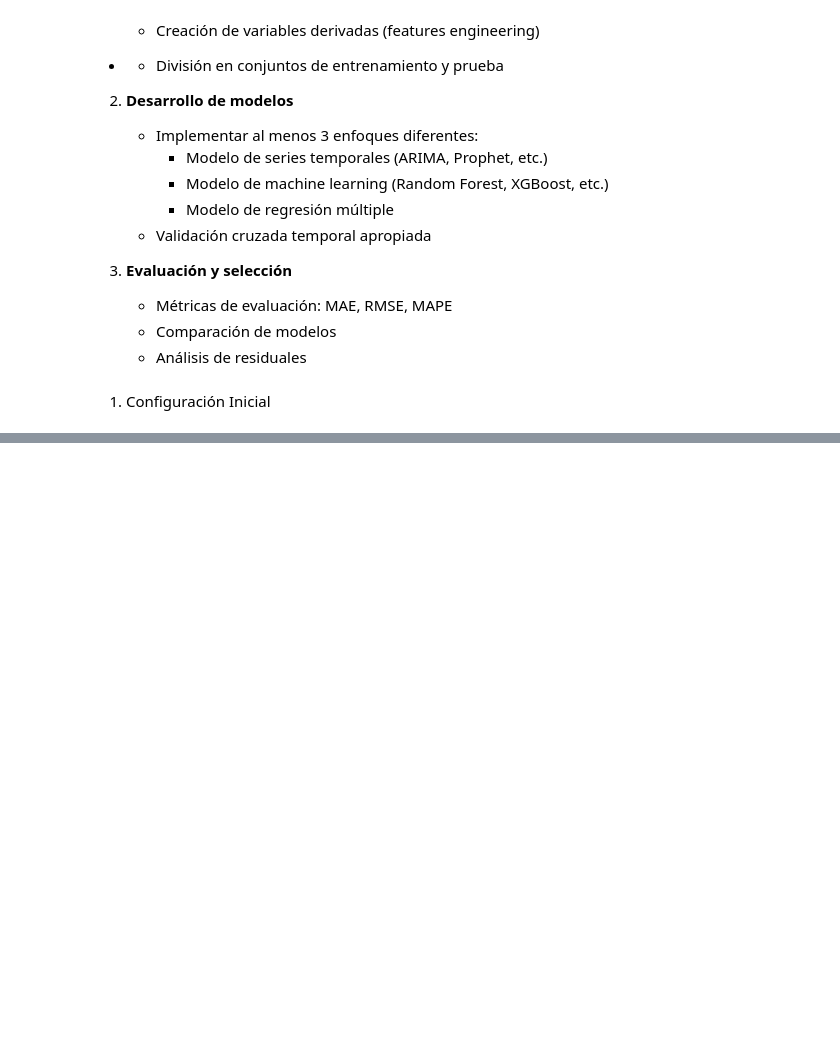
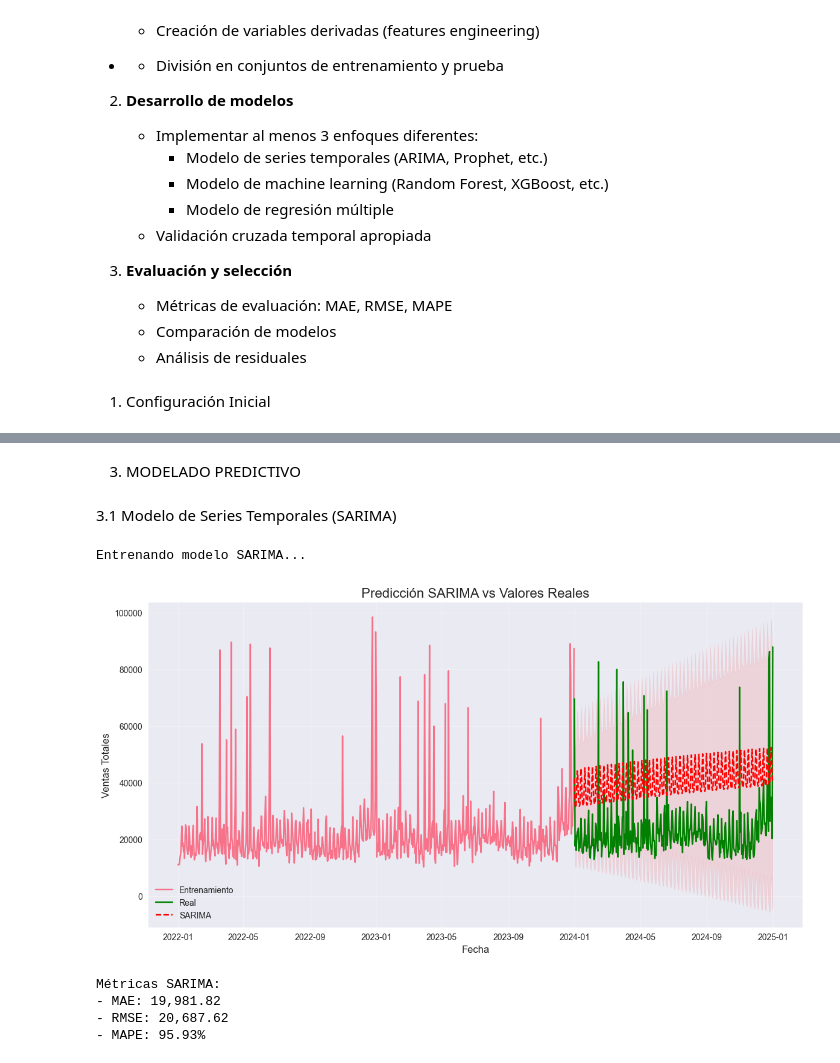
Before and after one commit to KeniaTepas/prueba-tecnica-el-buen-gusto, a Jupyter notebook: notebooks/modelado_predictivo.ipynb, the cells around one changed output, grey strips where cells are left out. Saved outputs shown, nothing was run; the diff lists cells and outputs as text; code cells hidden in the pictures; blank space fills up the shorter version.

Commit message:
modelado predictivo

```diff
--- a/notebooks/modelado_predictivo.ipynb
+++ b/notebooks/modelado_predictivo.ipynb
@@ -49,0 +60,15 @@ warnings.filterwarnings('ignore')
+# %%
+# Carga de datos
+df = pd.read_csv('../data/ventas_licorera.csv', parse_dates=['fecha'])
+df = df.sort_values(['fecha', 'sucursal_id']).reset_index(drop=True)
+
+# Verificación inicial
+print("Estructura del dataset:")
+print(f"- Registros: {df.shape[0]:,}")
+print(f"- Columnas: {df.shape[1]}")
+print(f"- Rango temporal: {df['fecha'].min().date()} a {df['fecha'].max().date()}")
+print(f"- Sucursales: {df['sucursal_id'].nunique()}")
+print(f"- Productos únicos: {df['nombre_producto'].nunique()}")
+
+# Muestra inicial
+display(df.head(3))
@@ -49,0 +175,59 @@ warnings.filterwarnings('ignore')
+# %% [markdown]
+  3. MODELADO PREDICTIVO
+# %% [markdown]
+  3.1 Modelo de Series Temporales (SARIMA)
+# %%
+# Agregación diaria para SARIMA
+ventas_diarias = df.groupby('fecha')['total_venta'].sum().reset_index()
+ventas_diarias = ventas_diarias.set_index('fecha').asfreq('D')
+
+# División train-test
+train_ts = ventas_diarias[:'2023-12-31']
+test_ts = ventas_diarias['2024-01-01':]
+
+# Modelo SARIMA
+print("\nEntrenando modelo SARIMA...")
+sarima_model = SARIMAX(
+    train_ts,
+    order=(1, 1, 1),
+    seasonal_order=(1, 1, 1, 7),
+    trend='c'
+).fit(disp=False)
+
+# Predicción
+sarima_pred = sarima_model.get_forecast(steps=len(test_ts))
+sarima_ci = sarima_pred.conf_int()
+sarima_pred = sarima_pred.predicted_mean
+
+# Visualización
+plt.figure(figsize=(14, 7))
+plt.plot(train_ts.index, train_ts['total_venta'], label='Entrenamiento')
+plt.plot(test_ts.index, test_ts['total_venta'], label='Real', color='green')
+plt.plot(test_ts.index, sarima_pred, label='SARIMA', color='red', linestyle='--')
+plt.fill_between(test_ts.index,
+                sarima_ci.iloc[:, 0],
+                sarima_ci.iloc[:, 1],
+                color='red', alpha=0.1)
+plt.title('Predicción SARIMA vs Valores Reales', fontsize=16)
+plt.xlabel('Fecha')
+plt.ylabel('Ventas Totales')
+plt.legend()
+plt.grid(True, alpha=0.3)
+plt.show()
+
+# Evaluación
+sarima_mae = mean_absolute_error(test_ts, sarima_pred)
+sarima_rmse = np.sqrt(mean_squared_error(test_ts, sarima_pred))
+sarima_mape = mean_absolute_percentage_error(test_ts, sarima_pred)
+
+print("\nMétricas SARIMA:")
+print(f"- MAE: {sarima_mae:,.2f}")
+print(f"- RMSE: {sarima_rmse:,.2f}")
+print(f"- MAPE: {sarima_mape:.2%}")
+# %% [output]
+Entrenando modelo SARIMA...
+[figure, added]
+Métricas SARIMA:
+- MAE: 19,981.82
+- RMSE: 20,687.62
+- MAPE: 95.93%
```
Also changed, not shown: parts of 19 cells of this notebook, 1 other file.
